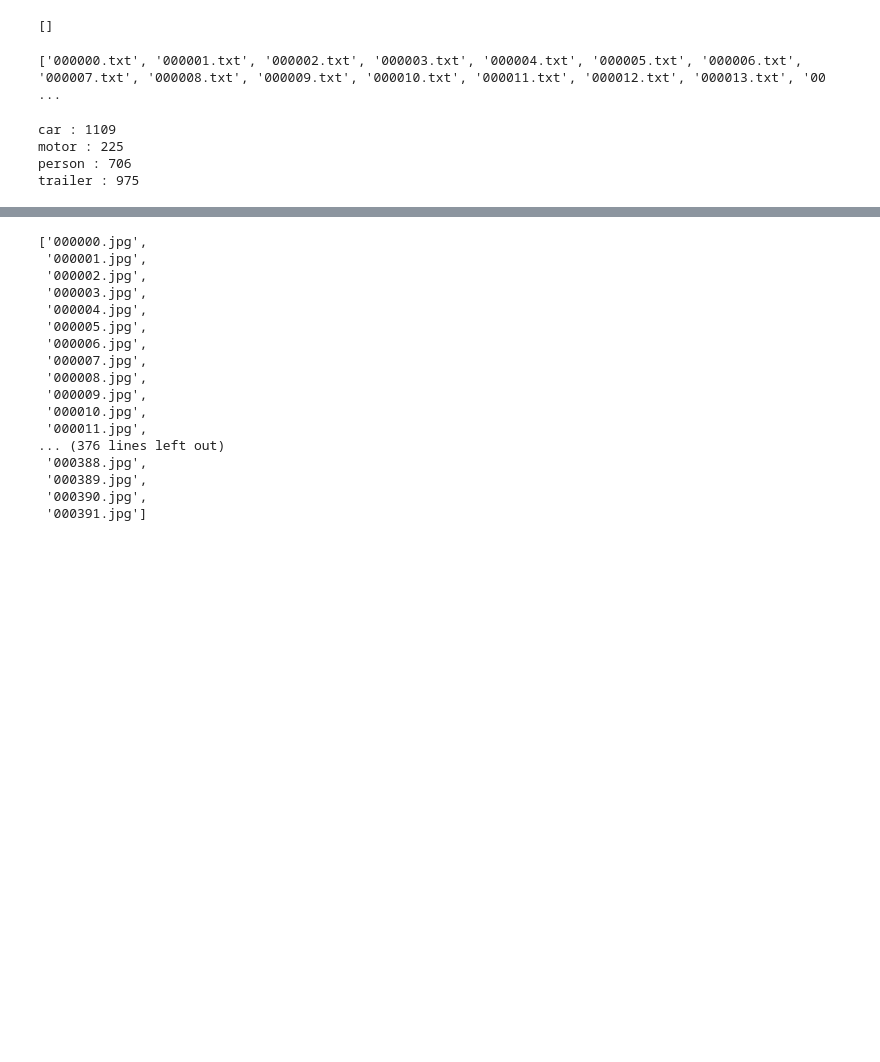
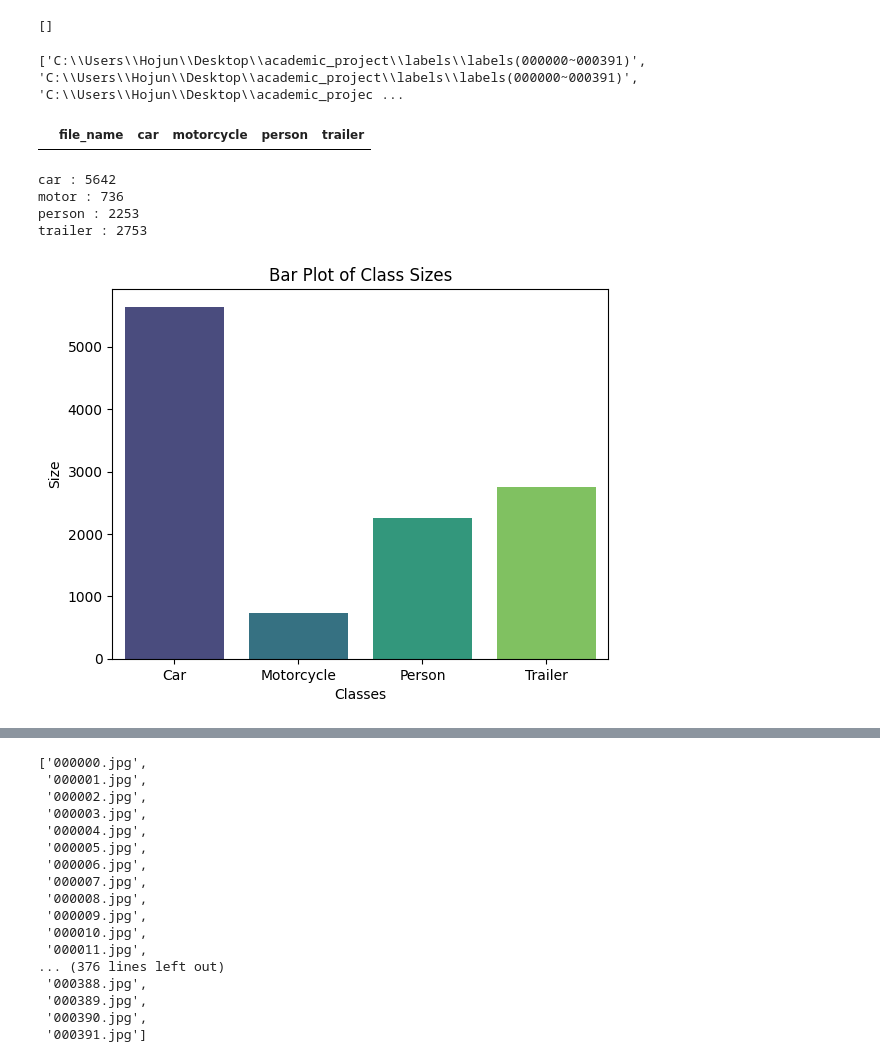
Before and after one commit to hojunking/YOLO, a Jupyter notebook: data_cleansing.ipynb, the cells around one changed output, grey strips where cells are left out. Cells and saved outputs as stored; diff of their text form; code cells hidden in the pictures; blank space fills up the shorter version.

Commit message:
split_data

```diff
--- a/data_cleansing.ipynb
+++ b/data_cleansing.ipynb
@@ -1,13 +1,15 @@
 # %%
 import os
 # %%
-dir_path = r"C:\Users\Hojun\Desktop\academic_project\trailer"
+dir_path = r"C:\Users\Hojun\Desktop\academic_project\images"
 #dir_path = r"C:\Users\Hojun\Desktop\academic_project\multi"
 
 file_names = []
 for folder, subfolders, filenames in os.walk(dir_path): ## 폴더 내 모든 파일 탐색
     for img in filenames:
-        img = img.split('.')[0] + '.txt' ## jpg 확장자 없애고 txt로 변환
+        img = os.path.join(folder, img)
+        #img = img.split('.')[0] + '.txt' ## jpg 확장자 없애고 txt로 변환
         file_names.append(img)
+
 print(file_names)
 # %% [output]
@@ -14,0 +34,4 @@ print(file_names)
+# %%
+for i in range(10):
+    new_file_name = f'{i:06d}'
+    print(new_file_name)
@@ -89,14 +151,16 @@ print(mistake_file)
 # %% [output]
 []
 # %%
-dir_path = r"C:\Users\Hojun\Desktop\academic_project\labels(000000~002056)"
+dir_path = r"C:\Users\Hojun\Desktop\academic_project\labels"
 #dir_path = r"C:\Users\Hojun\Desktop\academic_project\multi"
 
 file_names = []
+dir_names = []
 for folder, subfolders, filenames in os.walk(dir_path): ## 폴더 내 모든 파일 탐색
     for img in filenames:
         img = img.split('.')[0] + '.txt' ## jpg 확장자 없애고 txt로 변환
+        dir_names.append(folder)
         file_names.append(img)
-print(file_names)
+print(dir_names)
 # %% [output]
-['000000.txt', '000001.txt', '000002.txt', '000003.txt', '000004.txt', '000005.txt', '000006.txt', '000007.txt', '000008.txt', '000009.txt', '000010.txt', '000011.txt', '000012.txt', '000013.txt', '00 ...
+['C:\\Users\\Hojun\\Desktop\\academic_project\\labels\\labels(000000~000391)', 'C:\\Users\\Hojun\\Desktop\\academic_project\\labels\\labels(000000~000391)', 'C:\\Users\\Hojun\\Desktop\\academic_projec ...
@@ -103,3 +218,8 @@ print(file_names)
+# %%
+df = pd.DataFrame(columns=['file_name','car','motorcycle','person','trailer'])
+df
+# %% [output]
+|  | file_name | car | motorcycle | person | trailer |
 # %%
 car = 0
 motor =0
@@ -107,8 +227,8 @@ person =0
 trailer =0
 
 # file_names에서 txt_file 뽑기
-for txt_name in file_names:
-    filepath = os.path.join(dir_path, txt_name)
+for i,txt_name in enumerate(file_names):
+    filepath = os.path.join(dir_names[i], txt_name)
     # 각 파일 열기
     with open(filepath, 'r') as f:
         lines = f.readlines()
@@ -132,7 +252,7 @@ print(f'motor : {motor}')
 print(f'person : {person}')
 print(f'trailer : {trailer}')
 # %% [output]
-car : 1109
-motor : 225
-person : 706
-trailer : 975
+car : 5642
+motor : 736
+person : 2253
+trailer : 2753
@@ -138,0 +262,19 @@ trailer : 975
+# %%
+# Define the class names and their sizes
+class_names = ['Car', 'Motorcycle', 'Person','Trailer']
+class_sizes = [car, motor, person,trailer]
+
+# Create a bar plot
+sns.barplot(x=class_names, y=class_sizes, palette='viridis')
+
+# Set the labels for the axes
+plt.xlabel('Classes')
+plt.ylabel('Size')
+
+# Add a title to the plot
+plt.title('Bar Plot of Class Sizes')
+
+# Display the plot
+plt.show()
+# %% [output]
+[figure, added]
```
Also changed, not shown: parts of 8 cells of this notebook.
